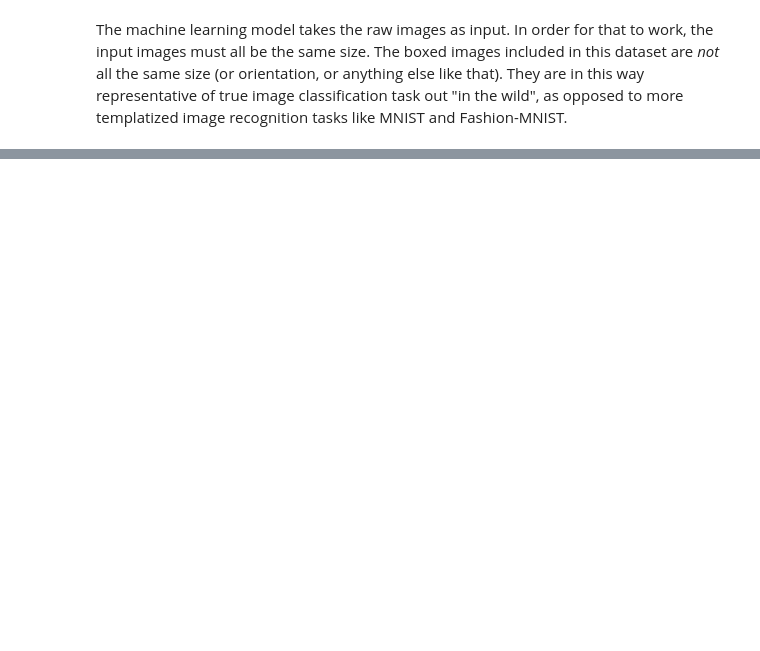
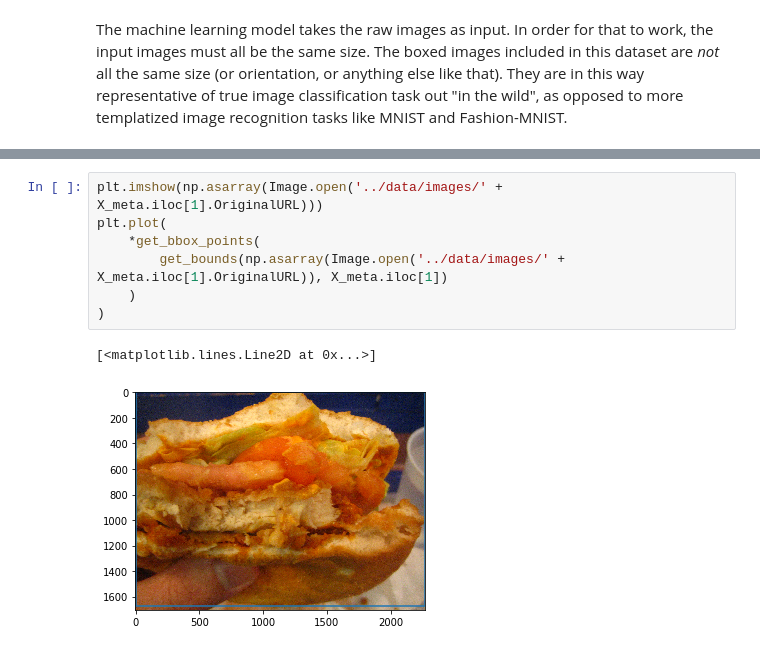
Before and after one commit to quiltdata/open-images, a Jupyter notebook: notebooks/building-an-open-images-training-dataset.ipynb, the cells around one changed output, grey strips where cells are left out. Drawn from its saved outputs; the diff is of its cells as text; blank space fills up the shorter version.

```diff
--- a/notebooks/building-an-open-images-training-dataset.ipynb
+++ b/notebooks/building-an-open-images-training-dataset.ipynb
@@ -68,0 +122,10 @@ import numpy as np
+# %%
+plt.imshow(np.asarray(Image.open('../data/images/' + X_meta.iloc[1].OriginalURL)))
+plt.plot(
+    *get_bbox_points(
+        get_bounds(np.asarray(Image.open('../data/images/' + X_meta.iloc[1].OriginalURL)), X_meta.iloc[1])
+    )
+)
+# %% [output]
+[<matplotlib.lines.Line2D at 0x...>]
+[figure, added]
```
Also changed, not shown: parts of 23 cells of this notebook, 2 other files.
